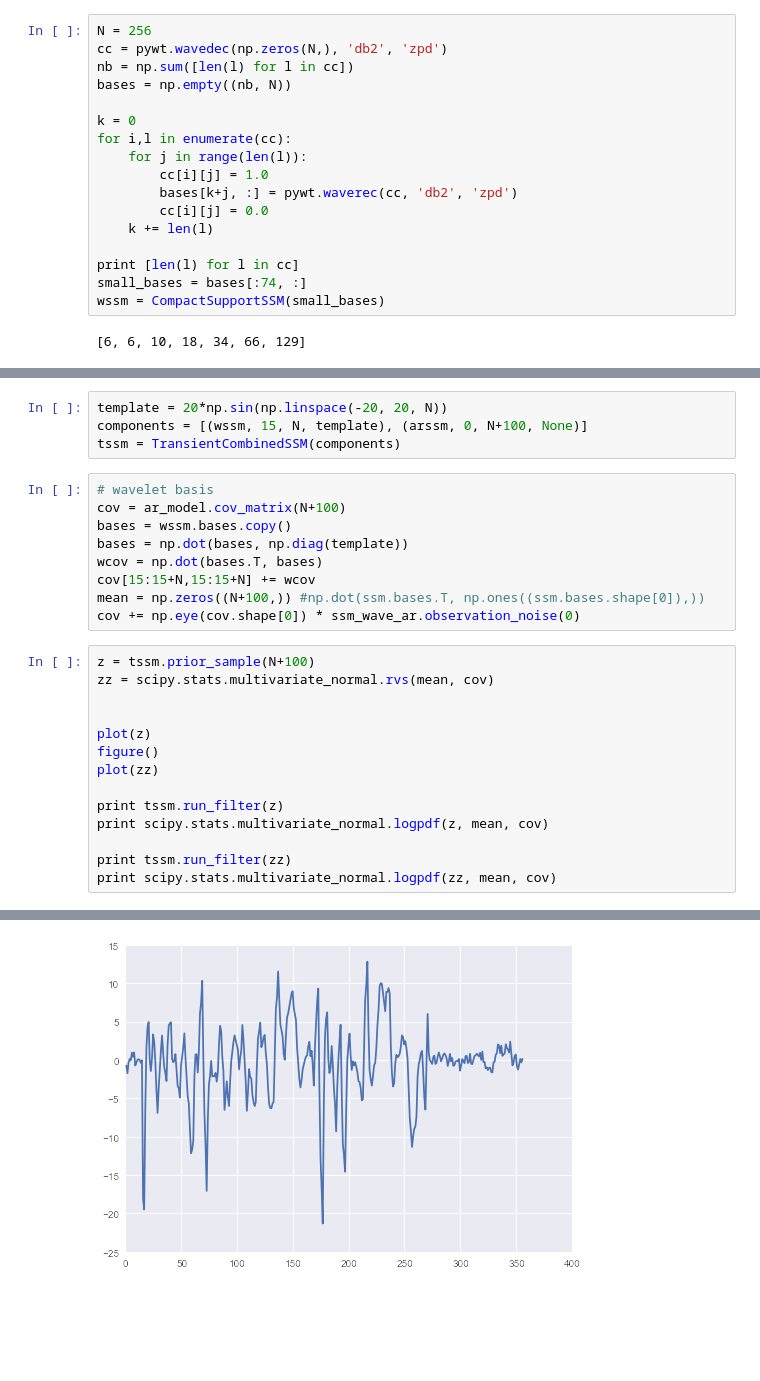
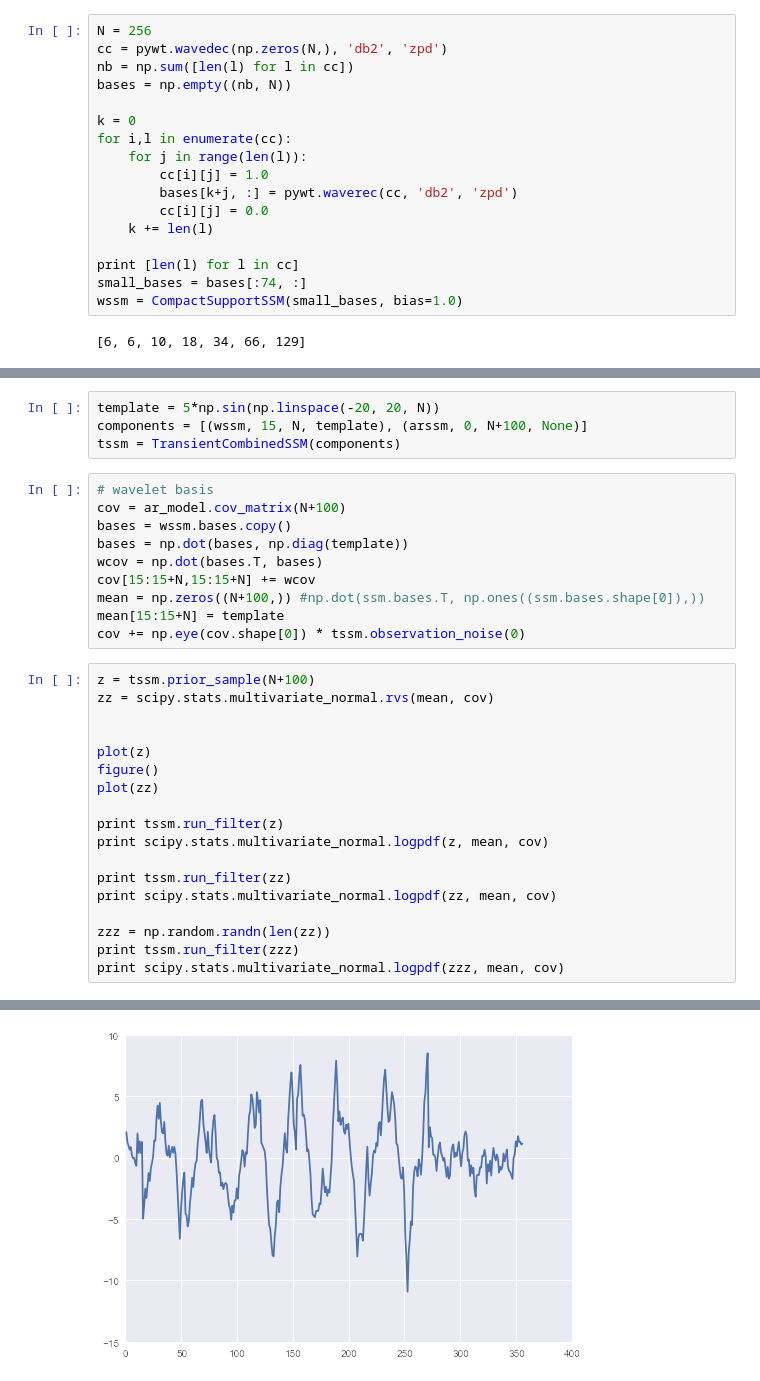
Before and after one commit to davmre/sigvisa, a Jupyter notebook: notebooks/marginalized_wavelet_model_single_exact.ipynb, the cells around one changed output, grey strips where cells are left out. Cells and saved outputs as stored; diff of their text form; blank space fills up the shorter version.

Commit message:
add observation bias for non-zero-mean state space models

```diff
--- a/notebooks/marginalized_wavelet_model_single_exact.ipynb
+++ b/notebooks/marginalized_wavelet_model_single_exact.ipynb
@@ -189,7 +188,7 @@ for i,l in enumerate(cc):
 
 print [len(l) for l in cc]
 small_bases = bases[:74, :]
-wssm = CompactSupportSSM(small_bases)
+wssm = CompactSupportSSM(small_bases, bias=1.0)
 # %% [output]
 [6, 6, 10, 18, 34, 66, 129]
 # %%
@@ -224,5 +210,5 @@ NameError: name 'z' is not defined
 # %%
-template = 20*np.sin(np.linspace(-20, 20, N))
+template = 5*np.sin(np.linspace(-20, 20, N))
 components = [(wssm, 15, N, template), (arssm, 0, N+100, None)]
 tssm = TransientCombinedSSM(components)
 # %%
@@ -233,7 +219,8 @@ bases = np.dot(bases, np.diag(template))
 wcov = np.dot(bases.T, bases)
 cov[15:15+N,15:15+N] += wcov
 mean = np.zeros((N+100,)) #np.dot(ssm.bases.T, np.ones((ssm.bases.shape[0]),))
-cov += np.eye(cov.shape[0]) * ssm_wave_ar.observation_noise(0)
+mean[15:15+N] = template
+cov += np.eye(cov.shape[0]) * tssm.observation_noise(0)
 # %%
 z = tssm.prior_sample(N+100)
 zz = scipy.stats.multivariate_normal.rvs(mean, cov)
@@ -248,5 +235,9 @@ print scipy.stats.multivariate_normal.logpdf(z, mean, cov)
 
 print tssm.run_filter(zz)
 print scipy.stats.multivariate_normal.logpdf(zz, mean, cov)
+
+zzz = np.random.randn(len(zz))
+print tssm.run_filter(zzz)
+print scipy.stats.multivariate_normal.logpdf(zzz, mean, cov)
 # %% [output]
 k=0, state size 2
@@ -259 +253 @@ k=0, state size 2
-[figure, old version]
+[figure, new version]
```
Also changed, not shown: parts of 6 cells of this notebook, 4 other files.
